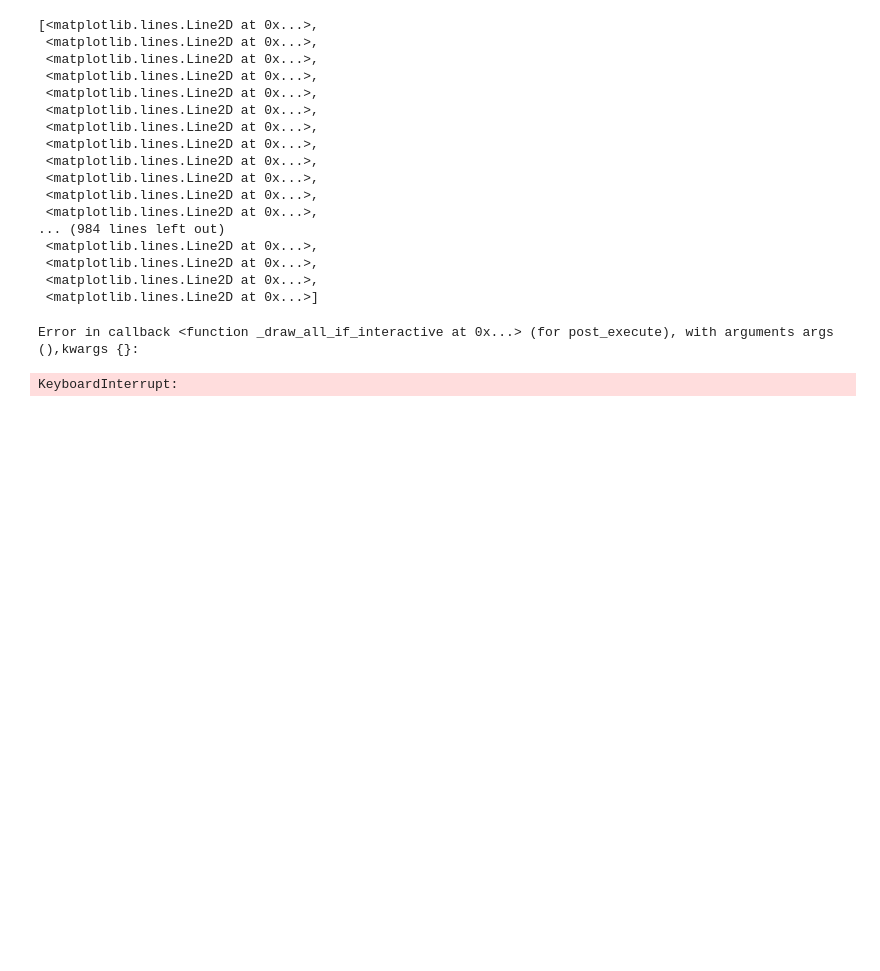
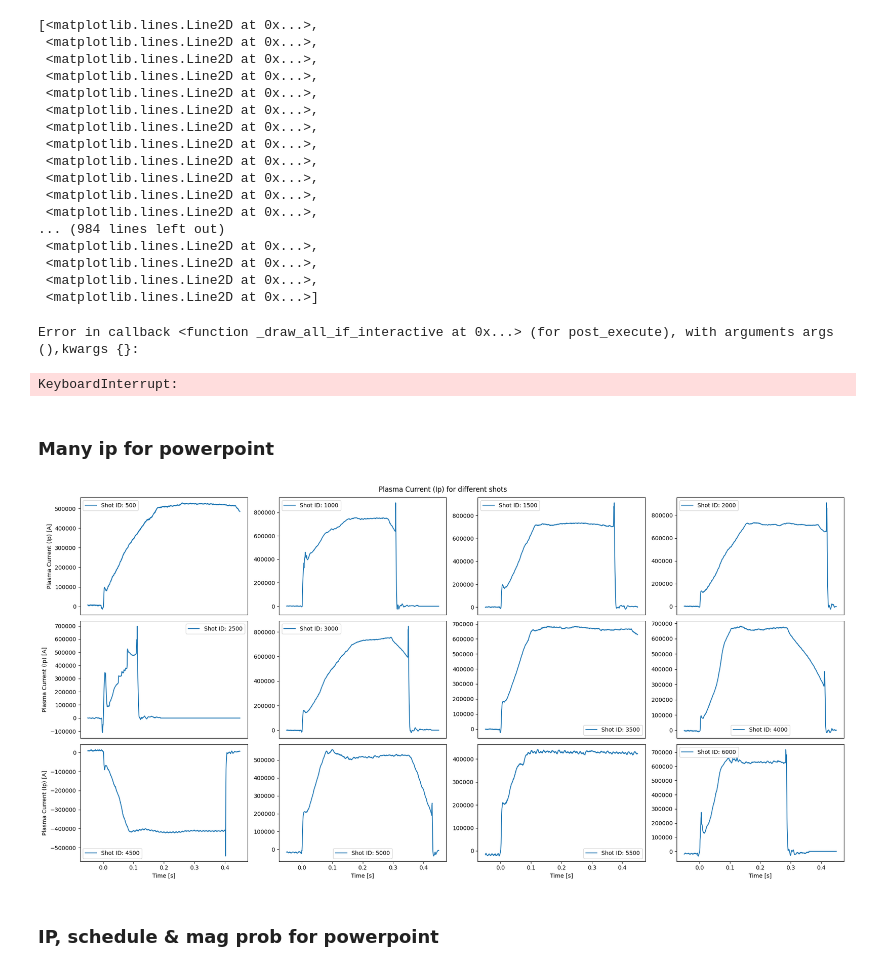
Before and after one commit to LouisBrusset/ITER-physical-parameters-with-SciNet, a Jupyter notebook: notebooks/visualyse_dataset.ipynb, the cells around one changed output. Saved outputs shown, nothing was run; the diff lists cells and outputs as text; code cells hidden in the pictures; blank space fills up the shorter version.

```diff
--- a/notebooks/visualyse_dataset.ipynb
+++ b/notebooks/visualyse_dataset.ipynb
@@ -132,3 +132,29 @@ plt.plot(ds.ip_ref.values[:50000][::1])
  <matplotlib.lines.Line2D at 0x...>]
 Error in callback <function _draw_all_if_interactive at 0x...> (for post_execute), with arguments args (),kwargs {}:
 KeyboardInterrupt:
+# %% [markdown]
+### Many ip for powerpoint
+# %%
+def plot_12_ip(ds, shots_id):
+    fig, axs = plt.subplots(3, 4, figsize=(20, 10))
+    for i, ax in enumerate(axs.flatten()):
+        ip = ds.isel(shot_id=shots_id[i]).ip.values
+        time = ds.isel(shot_id=shots_id[i]).time.values
+        ax.plot(time, ip, label=f"Shot ID: {shots_id[i]}")
+        ax.legend()
+        if i % 4 == 0:
+            ax.set_ylabel("Plasma Current (Ip) [A]")
+        if i >= 8:
+            ax.set_xlabel("Time [s]")
+        else:
+            ax.set_xticks([])
+    plt.suptitle("Plasma Current (Ip) for different shots")
+    plt.tight_layout()
+    plt.show()
+# %%
+shot_ids = [500, 1000, 1500, 2000, 2500, 3000, 3500, 4000, 4500, 5000, 5500, 6000]
+plot_12_ip(ds, shot_ids)
+# %% [output]
+[figure, added]
+# %% [markdown]
+### IP, schedule & mag prob for powerpoint
```
Also changed, not shown: parts of 7 cells of this notebook, 1 other file.
